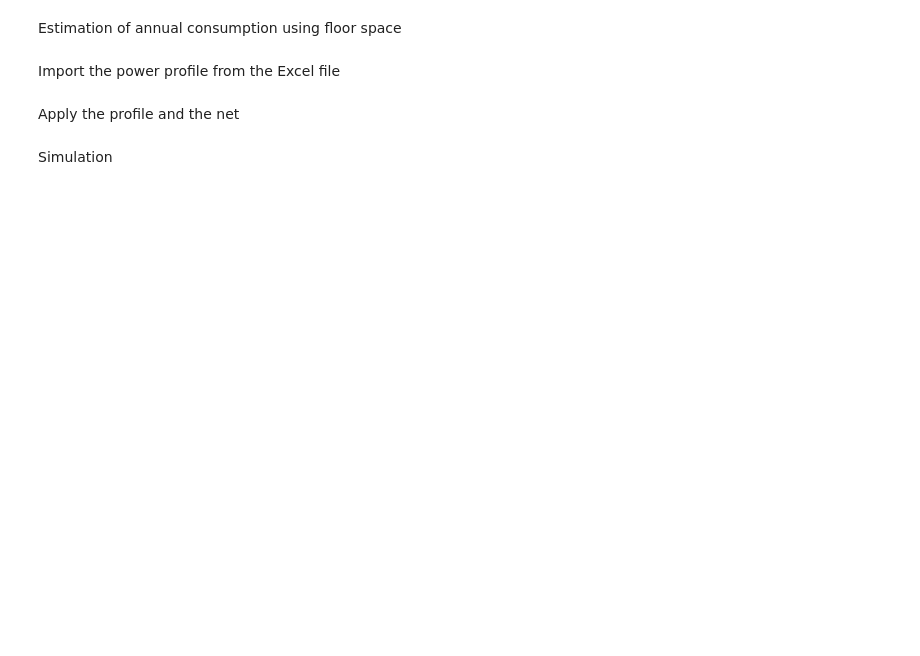
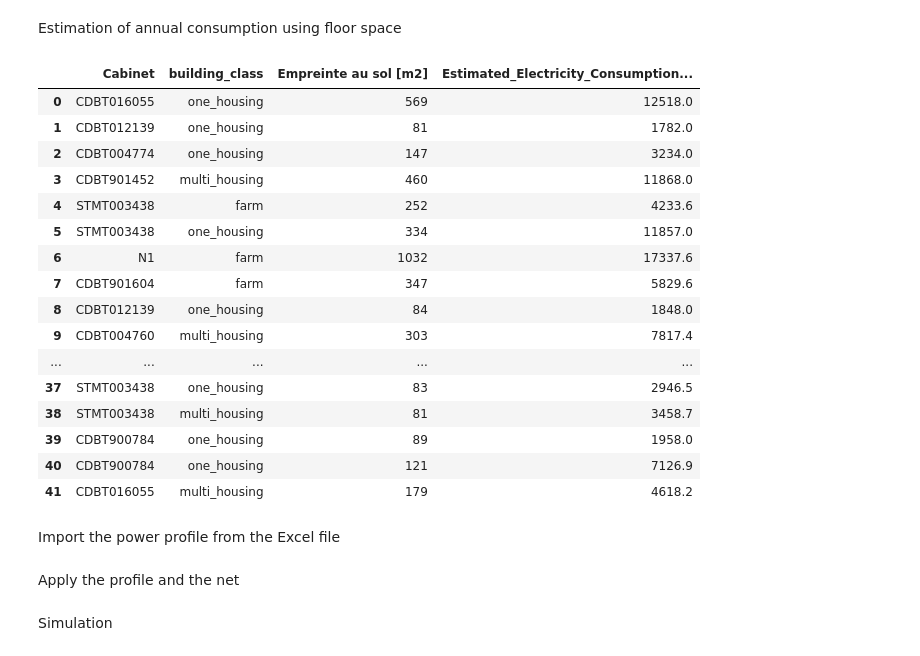
Before and after one commit to micael-buchser/rhtlab_MIB, a Jupyter notebook: Mini-projet-trey_Buchser_Joye/Notebook_Buchser_Joye.ipynb, the cells around one changed output. Drawn from its saved outputs; the diff is of its cells as text; code cells hidden in the pictures; blank space fills up the shorter version.

Commit message:
Annual consumption calculation

```diff
--- a/Mini-projet-trey_Buchser_Joye/Notebook_Buchser_Joye.ipynb
+++ b/Mini-projet-trey_Buchser_Joye/Notebook_Buchser_Joye.ipynb
@@ -65,5 +63,90 @@ DataFrameGroupBy.apply operated on the grouping columns. This behavior is deprec
 # %% [markdown]
 Estimation of annual consumption using floor space
+# %%
+# Create a mapping dictionary for consumption (SIA standard)
+consumption_sia = {
+    "one_housing": {
+        "electricity": 17.8 + 0 + 4.2,
+        "heating": 23.4,
+        "hot_water": 13.5,
+    },  # Individual housing
+    "multi_housing": {
+        "electricity": 21.6 + 0 + 4.2,
+        "heating": 14.2,
+        "hot_water": 16.9,
+    },  # Collective housing
+    "farm": {
+        "electricity": 6.3 + 0 + 10.5,
+        "heating": 11.5,
+        "hot_water": 0.9,
+    },  # Agricultural building (assimilated to warehouse)
+    "church": {
+        "electricity": 4.6 + 0 + 20.9,
+        "heating": 6.4,
+        "hot_water": 7.3,
+    },  # Ecclesiastical building (assimilated to performance hall)
+    "industial": {
+        "electricity": 16.8 + 50 + 20.5,
+        "heating": 9.0,
+        "hot_water": 2.4,
+    },  # Industrial building (heavy work)
+}
+
+
+# Function to estimate electricity consumption
+def estimate_consumption(row):
+    building_type = row["building_class"]
+    surface = row["Empreinte au sol [m2]"]
+
+    if building_type in consumption_sia:
+        conso = consumption_sia[building_type]
+        # Calculate electricity consumption (sum of appliances, installations, and lighting)
+        electricity_consumption = conso["electricity"] * surface
+
+        # Add thermal energy if heated electrically
+        heating_consumption = 0
+        if row["heat_source_1"] == "electricity":
+            heating_consumption += conso["heating"] * surface
+        if row["heatwater_source_1"] == "electricity":
+            heating_consumption += conso["hot_water"] * surface
+
+        return electricity_consumption + heating_consumption
+    else:
+        return 0
+
+
+# Apply the function to each row
+consumer_data["Estimated_Electricity_Consumption_kWh"] = consumer_data.apply(
+    estimate_consumption, axis=1
+)
+
+# Display the results
+# consumer_data[
+#     [
+#         "Cabinet",
+#         "building_class",
+#         "Empreinte au sol [m2]",
+#         "Estimated_Electricity_Consumption_kWh",
+#     ]
+# ]
+# %% [output]
+|  | Cabinet | building_class | Empreinte au sol [m2] | Estimated_Electricity_Consumption... |
+| 0 | CDBT016055 | one_housing | 569 | 12518.0 |
+| 1 | CDBT012139 | one_housing | 81 | 1782.0 |
+| 2 | CDBT004774 | one_housing | 147 | 3234.0 |
+| 3 | CDBT901452 | multi_housing | 460 | 11868.0 |
+| 4 | STMT003438 | farm | 252 | 4233.6 |
+| 5 | STMT003438 | one_housing | 334 | 11857.0 |
+| 6 | N1 | farm | 1032 | 17337.6 |
+| 7 | CDBT901604 | farm | 347 | 5829.6 |
+| 8 | CDBT012139 | one_housing | 84 | 1848.0 |
+| 9 | CDBT004760 | multi_housing | 303 | 7817.4 |
+| ... | ... | ... | ... | ... |
+| 37 | STMT003438 | one_housing | 83 | 2946.5 |
+| 38 | STMT003438 | multi_housing | 81 | 3458.7 |
+| 39 | CDBT900784 | one_housing | 89 | 1958.0 |
+| 40 | CDBT900784 | one_housing | 121 | 7126.9 |
+| 41 | CDBT016055 | multi_housing | 179 | 4618.2 |
 # %% [markdown]
 Import the power profile from the Excel file
 # %%
```
Also changed, not shown: parts of 1 cell of this notebook.
